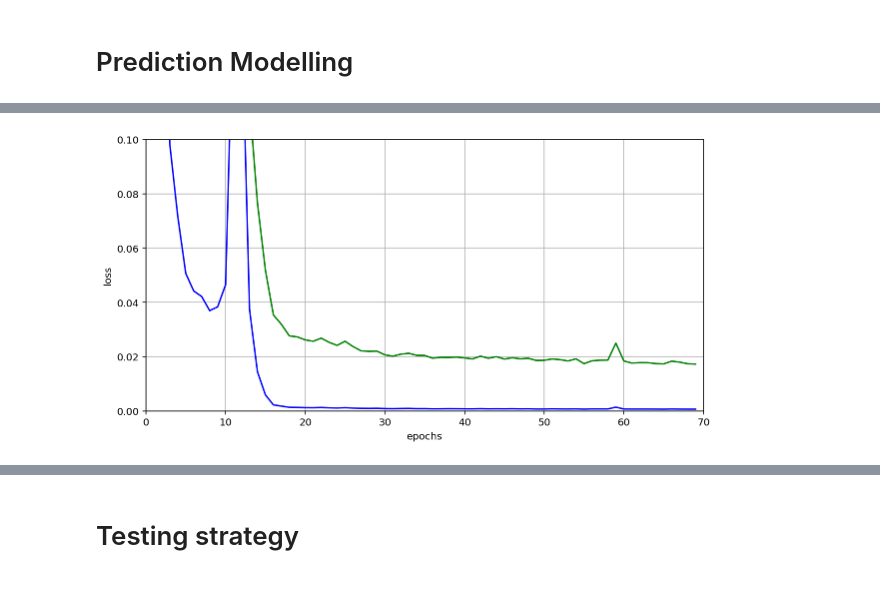
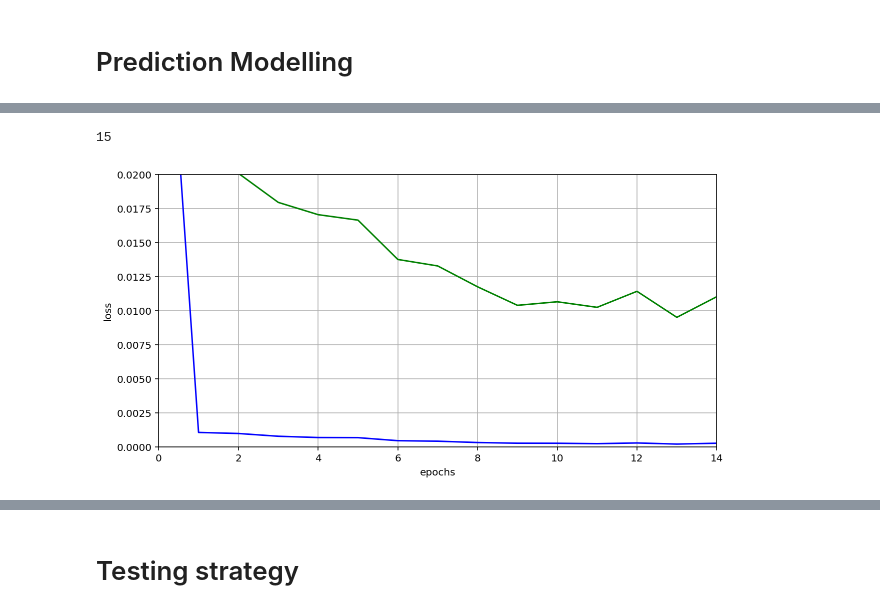
Before and after one commit to QuinMcM/Machine-Learning-Projects, a Jupyter notebook: Stock Price Predictions/Stock Price Predictor - Chapter 2.ipynb, the cells around one changed output, grey strips where cells are left out. Saved outputs shown, nothing was run; the diff lists cells and outputs as text; code cells hidden in the pictures.

Commit message:
Add files via upload
Updated multiple parameters, updated formatting, updated testing functions.

Still to do: Finish strat 2 testing function

```diff
--- a/Stock Price Predictions/Stock Price Predictor - Chapter 2.ipynb
+++ b/Stock Price Predictions/Stock Price Predictor - Chapter 2.ipynb
@@ -131,11 +161,14 @@ print(test_data.shape)
 scaler = StandardScaler()
 
 # Fit the scaler to the training data
-scaler.fit(training_data)
+scaler.fit(X_train_data)
 
 # Standardize the training and test data
-training_scaled = scaler.fit_transform(training_data)
-testing_scaled = scaler.fit_transform(test_data)
+X_train_scaled = scaler.fit_transform(X_train_data)
+y_train_scaled = scaler.fit_transform(y_train_data)
+
+X_test_scaled = scaler.fit_transform(X_test_data)
+y_test_scaled = scaler.fit_transform(y_test_data)
 # %%
 # Plot standard scaled close prices
 plt.subplots(figsize = (10,7))
@@ -154,31 +187,35 @@ plt.show
 # Create the training data
 X_train, y_train = [], []
 
-time_step = 50
+time_step = 40
 
-length_train = 8639 # length data * 0.8
+length_train = math.floor(df.shape[0] * 0.8) # length data * 0.8
 
-# This step is necessary to pass into a RNN
-for i in range(time_step, length_train):
-    X_train.append(training_scaled[i - time_step : i, :-1])
-    y_train.append(training_scaled[i,-1])
+# Setting up training array
+for i in range(time_step, X_train_scaled.shape[0]):
+    X_train.append(X_train_scaled[i - time_step : i, :])
+    y_train.append(y_train_scaled[i])
 
 X_train, y_train = np.array(X_train), np.array(y_train)
 
 # Creating the test data
 X_test, y_test = [], []
 
-length_train = test_data.shape[0]
+length_train = y_test_data.shape[0]
 
+# Setting up test array
 for i in range(time_step, length_train):
-    X_test.append(testing_scaled[i - time_step : i, :-1])
-    y_test.append(testing_scaled[i,-1])
+    X_test.append(X_test_scaled[i - time_step : i, :])
+    y_test.append(y_test_scaled[i])
 
 X_test, y_test = np.array(X_test), np.array(y_test)
 
-y_train = np.reshape(y_train, (y_train.shape[0],1))
-y_test = np.reshape(y_test, (-1,1))
+# y_train = np.reshape(y_train, (y_train.shape[0],1))
+# y_test = np.reshape(y_test, (-1,1))
 
 print(X_train.shape)
 print(y_train.shape)
+
+print(X_test.shape)
+print(y_test.shape)
 # %% [output]
@@ -218,5 +268,5 @@ Trainable params: 85,569
 Non-trainable params: 0
 _________________________________________________________________
 # %%
-history = model.fit(X_train, y_train, epochs = 70, batch_size = 32)
+history = model.fit(X_train, y_train, epochs = 15, batch_size = 32)
 # %% [output]
@@ -240,15 +290,19 @@ Epoch 70/70
+# %%
+len(history.history["loss"])
+# %% [output]
+15
 # %%
 plt.figure(figsize = (10,5))
 plt.plot(history.history["loss"], c = 'b')
 plt.plot(history.history['mean_absolute_error'], c = 'g')
 plt.xlabel('epochs')
 plt.ylabel('loss')
-plt.ylim(0,0.1)
-plt.xlim(0,70)
+plt.ylim(0,0.02)
+plt.xlim(0,14)
 plt.grid(True)
 plt.show()
 # %% [output]
-[figure, old version]
+[figure, new version]
 # %%
 loss, accuracy = model.evaluate(X_test, y_test)
 
```
Also changed, not shown: parts of 97 cells of this notebook.
